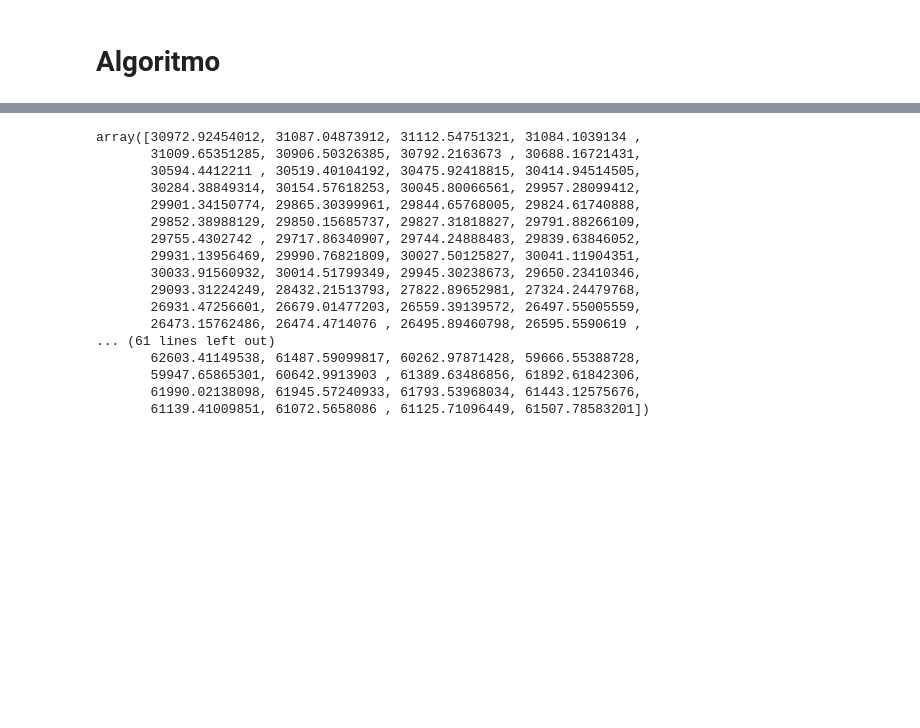
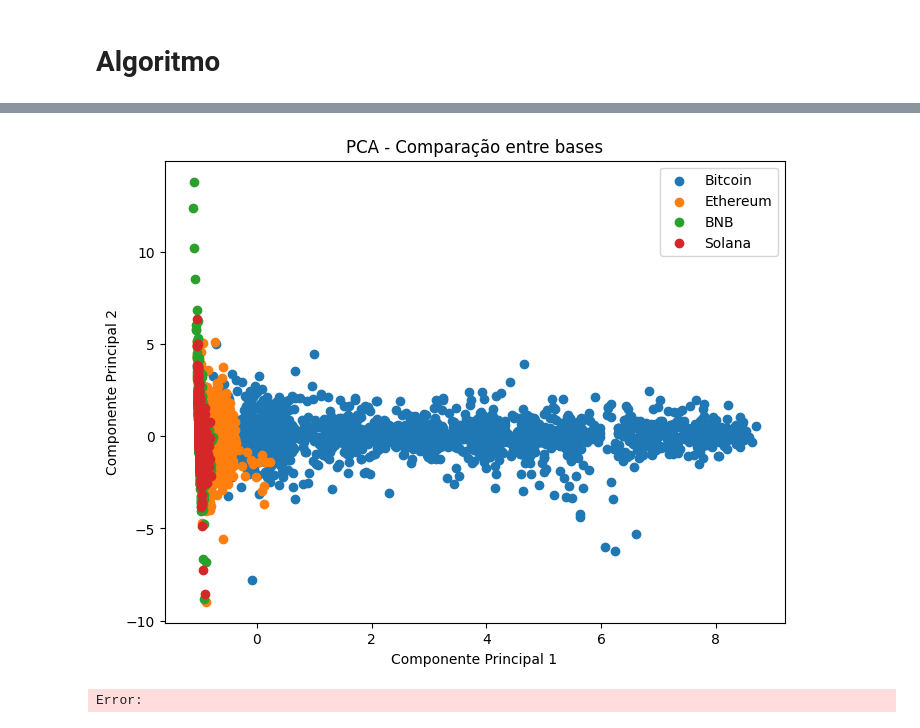
Before and after one commit to yuripopic/TCC-CryptoRush, a Jupyter notebook: CryptoRush/Grafico/Testes.ipynb, the cells around one changed output, grey strips where cells are left out. Saved outputs shown, nothing was run; the diff lists cells and outputs as text; code cells hidden in the pictures; blank space fills up the shorter version.

Commit message:
similaridade de bases

```diff
--- a/CryptoRush/Grafico/Testes.ipynb
+++ b/CryptoRush/Grafico/Testes.ipynb
@@ -14,2 +17,16 @@ import matplotlib.pyplot as plt
 # %% [markdown]
 # Base
+# %%
+#========================={ BASES }==========================
+base_diretório = Path(os.getcwd())
+base_diretório = base_diretório.parent
+
+base_bitcoin = base_diretório / 'Bases' / 'Bitcoin Historical Data.csv'
+base_ethereum = base_diretório / 'Bases' / 'Ethereum Historical Data.csv'
+base_bnb = base_diretório / 'Bases' / 'BNB Historical Data.csv'
+base_solana = base_diretório / 'Bases' / 'Solana Historical Data.csv'
+
+base_bitcoin = pd.read_csv(base_bitcoin)
+base_ethereum = pd.read_csv(base_ethereum)
+base_bnb = pd.read_csv(base_bnb)
+base_solana = pd.read_csv(base_solana)
@@ -174,20 +109,37 @@ Mean Squared Error: 4211306.4139124425
-# %%
-predicted_prices
-# %% [output]
-array([30972.92454012, 31087.04873912, 31112.54751321, 31084.1039134 ,
-       31009.65351285, 30906.50326385, 30792.2163673 , 30688.16721431,
-       30594.4412211 , 30519.40104192, 30475.92418815, 30414.94514505,
-       30284.38849314, 30154.57618253, 30045.80066561, 29957.28099412,
-       29901.34150774, 29865.30399961, 29844.65768005, 29824.61740888,
-       29852.38988129, 29850.15685737, 29827.31818827, 29791.88266109,
-       29755.4302742 , 29717.86340907, 29744.24888483, 29839.63846052,
-       29931.13956469, 29990.76821809, 30027.50125827, 30041.11904351,
-       30033.91560932, 30014.51799349, 29945.30238673, 29650.23410346,
-       29093.31224249, 28432.21513793, 27822.89652981, 27324.24479768,
-       26931.47256601, 26679.01477203, 26559.39139572, 26497.55005559,
-       26473.15762486, 26474.4714076 , 26495.89460798, 26595.5590619 ,
-... (61 lines left out)
-       62603.41149538, 61487.59099817, 60262.97871428, 59666.55388728,
-       59947.65865301, 60642.9913903 , 61389.63486856, 61892.61842306,
-       61990.02138098, 61945.57240933, 61793.53968034, 61443.12575676,
-       61139.41009851, 61072.5658086 , 61125.71096449, 61507.78583201])
+# %%
+# Criar coluna para identificar de qual base o dado é
+base_bitcoin['Base'] = 'Bitcoin'
+base_ethereum['Base'] = 'Ethereum'
+base_bnb['Base'] = 'BNB'
+base_solana['Base'] = 'Solana'
+
+colunas_pca = ['Price', 'Open', 'High', 'Low', 'Vol.', 'Change %']
+
+# Concatenar os DataFrames
+dados_concatenados = pd.concat([base_bitcoin, base_ethereum, base_bnb, base_solana], ignore_index=True)
+
+dados_concatenados = dados_concatenados.dropna(subset=colunas_pca)
+
+scaler = StandardScaler()
+dados_padronizados = scaler.fit_transform(dados_concatenados[colunas_pca])
+
+pca = PCA(n_components=2)  # reduzir para 2 componentes principais
+componentes_principais = pca.fit_transform(dados_padronizados)
+
+# Criar um DataFrame com os componentes principais
+df_componentes = pd.DataFrame(data=componentes_principais, columns=['PC1', 'PC2'])
+df_componentes['Base'] = dados_concatenados['Base'].values
+
+plt.figure(figsize=(8, 6))
+for base in df_componentes['Base'].unique():
+    indices = df_componentes['Base'] == base
+    plt.scatter(df_componentes.loc[indices, 'PC1'], df_componentes.loc[indices, 'PC2'], label=base)
+
+plt.title('PCA - Comparação entre bases')
+plt.xlabel('Componente Principal 1')
+plt.ylabel('Componente Principal 2')
+plt.legend()
+plt.show()
+# %% [output]
+[figure, added]
+Error:
```
Also changed, not shown: parts of 5 cells of this notebook, 4 other files.
